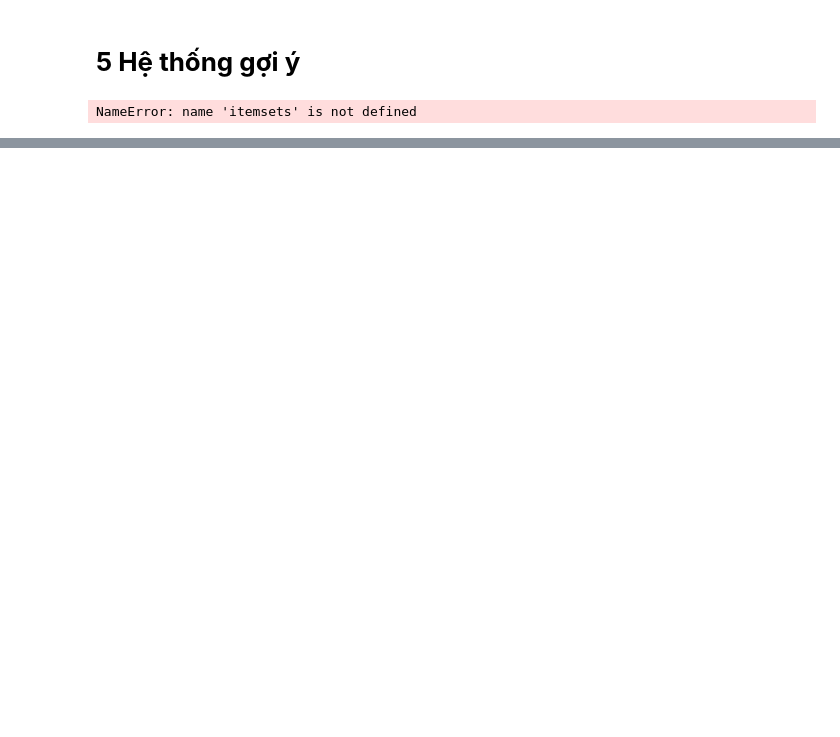
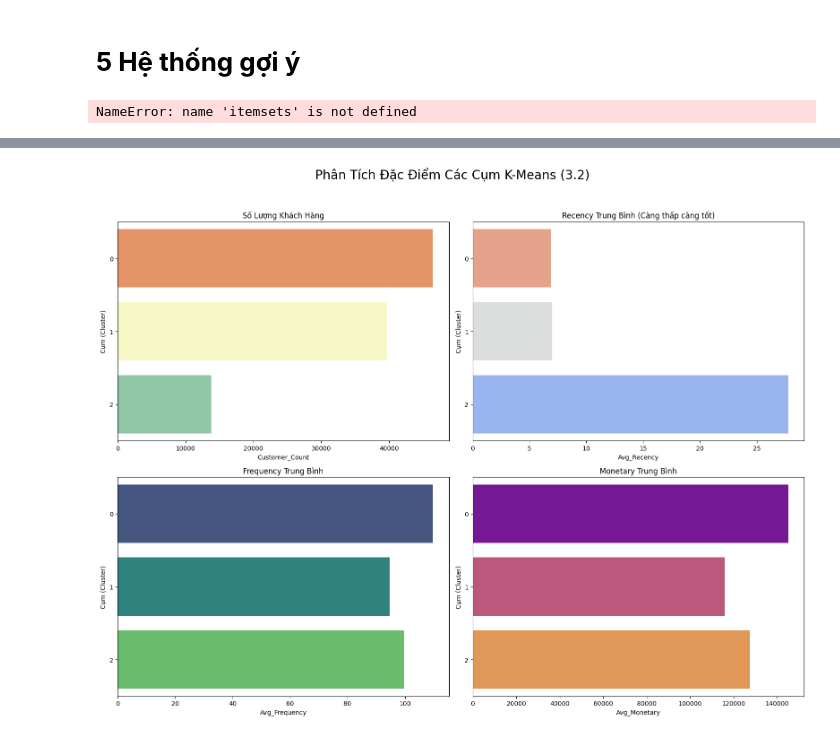
Before and after one commit to Ginz13062004/data, a Jupyter notebook: Nhom7.ipynb, the cells around one changed output, grey strips where cells are left out. Drawn from its saved outputs; the diff is of its cells as text; code cells hidden in the pictures; blank space fills up the shorter version.

```diff
--- a/Nhom7.ipynb
+++ b/Nhom7.ipynb
@@ -1053,0 +1237,21 @@ NameError: name 'itemsets' is not defined
+# %%
+print("\n--- Bắt đầu Phân cụm K-Means (3.2) ---")
+from sklearn.preprocessing import StandardScaler # <--- THÊM DÒNG NÀY VÀO ĐẦU CELL
+
+try:
+    # 1. Chuẩn bị dữ liệu: Lấy R, F, M và Log transform F, M
+    # Thêm +1 để tránh log(0) nếu có Frequency hoặc Monetary = 0
+    rfm_for_cluster = rfm_df.select([
+        pl.col("Recency"),
+        (pl.col("Frequency") + 1).log().alias("Frequency_log"),
+        (pl.col("Monetary") + 1).log().alias("Monetary_log")
+    ]).to_pandas()
+
+    # 2. Chuẩn hóa dữ liệu (Standardization)
+    scaler = StandardScaler()
+    rfm_scaled = scaler.fit_transform(rfm_for_cluster)
+    print("Dữ liệu RFM (99k khách hàng) đã được Log Transform và Chuẩn hóa (rfm_scaled).")
+    print(f"Kích thước dữ liệu chuẩn hóa: {rfm_scaled.shape}")
+
+except Exception as e:
+    print(f"Lỗi khi chuẩn bị dữ liệu K-Means: {e}")
@@ -1053,0 +1334,24 @@ NameError: name 'itemsets' is not defined
+# %%
+try:
+    # 6. Trực quan hóa các cụm K-Means
+    cluster_analysis_pd = cluster_analysis_kmeans.to_pandas().set_index("Cluster_KMeans")
+    cluster_analysis_pd.index = cluster_analysis_pd.index.astype(str)
+
+    fig, axes = plt.subplots(2, 2, figsize=(16, 12))
+    fig.suptitle('Phân Tích Đặc Điểm Các Cụm K-Means (3.2)', fontsize=20, y=1.03)
+
+    sns.barplot(data=cluster_analysis_pd, y=cluster_analysis_pd.index, x="Customer_Count", orient='h', ax=axes[0, 0], palette="Spectral").set_title('Số Lượng Khách Hàng')
+    sns.barplot(data=cluster_analysis_pd, y=cluster_analysis_pd.index, x="Avg_Recency", orient='h', ax=axes[0, 1], palette="coolwarm_r").set_title('Recency Trung Bình (Càng thấp càng tốt)')
+    sns.barplot(data=cluster_analysis_pd, y=cluster_analysis_pd.index, x="Avg_Frequency", orient='h', ax=axes[1, 0], palette="viridis").set_title('Frequency Trung Bình')
+    sns.barplot(data=cluster_analysis_pd, y=cluster_analysis_pd.index, x="Avg_Monetary", orient='h', ax=axes[1, 1], palette="plasma").set_title('Monetary Trung Bình')
+
+    for ax in axes.flat:
+        ax.set_ylabel('Cụm (Cluster)')
+
+    plt.tight_layout()
+    plt.show()
+
+except Exception as e:
+    print(f"Lỗi khi vẽ biểu đồ K-Means: {e}")
+# %% [output]
+[figure, added]
```
Also changed, not shown: parts of 23 cells of this notebook.
